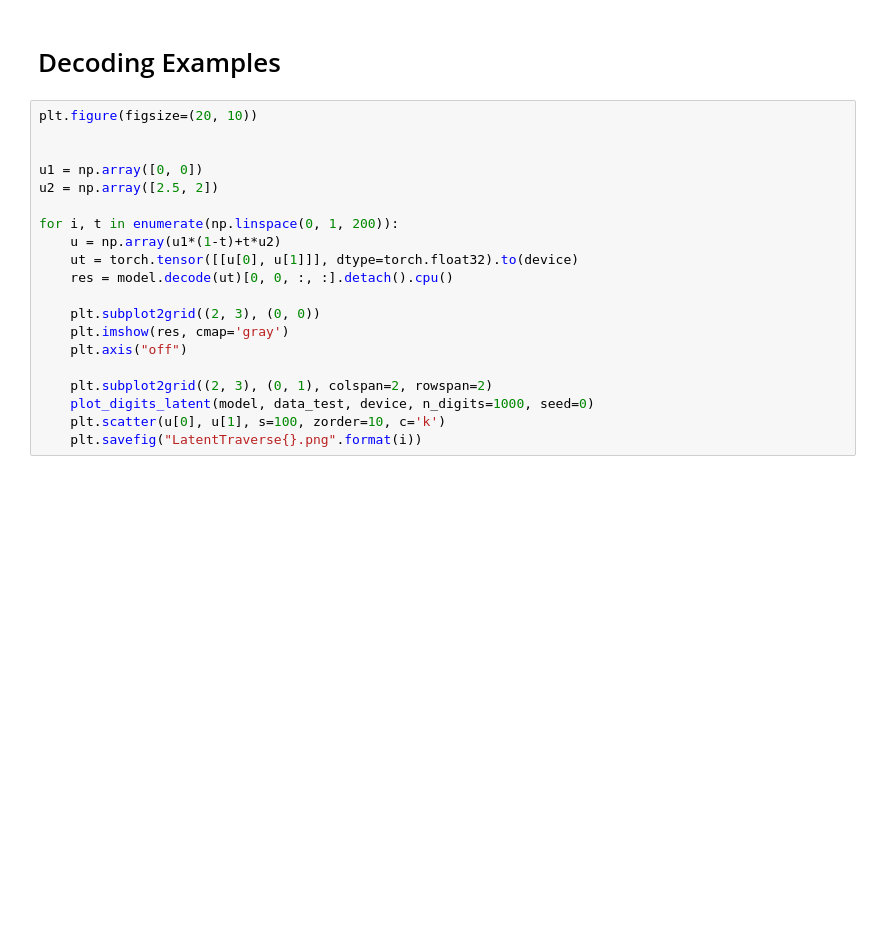
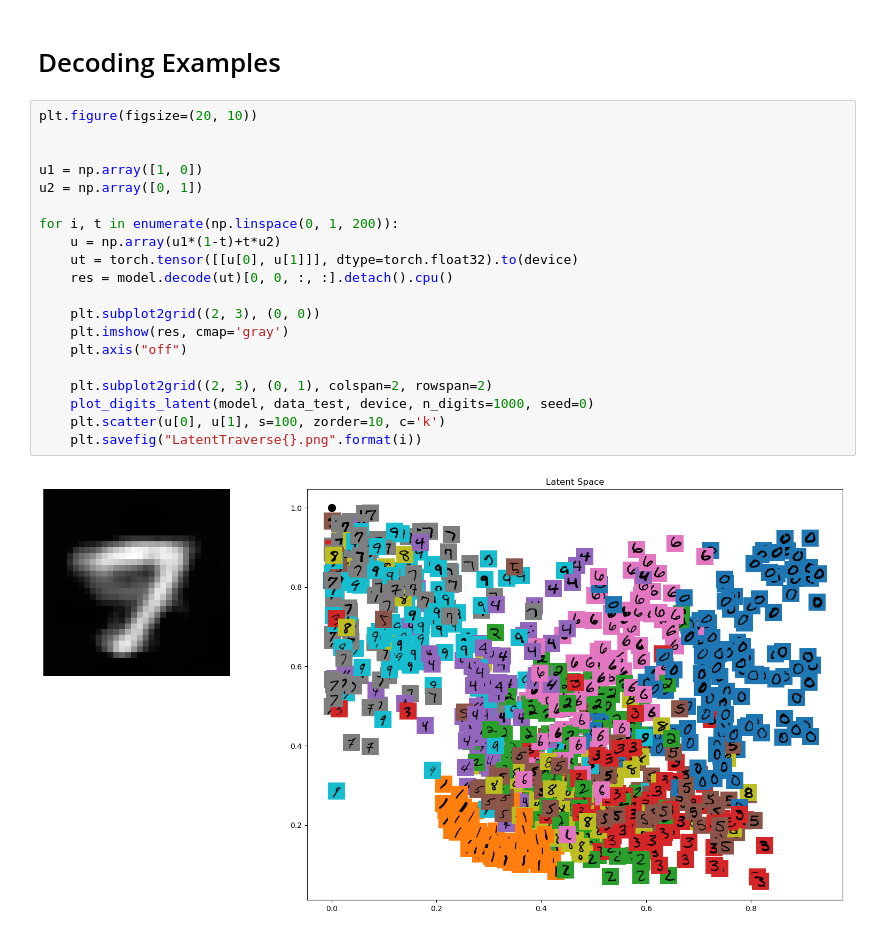
Before and after one commit to ursinus-cs372-s2023/Week13_DigitsAutoencoder, a Jupyter notebook: Digits.ipynb, the cells around one changed output. Cells and saved outputs as stored; diff of their text form; blank space fills up the shorter version.

```diff
--- a/Digits.ipynb
+++ b/Digits.ipynb
@@ -318,20 +320,22 @@ Epoch 19, loss 54.133
 # %%
 plt.figure(figsize=(20, 10))
 
 
-u1 = np.array([0, 0])
-u2 = np.array([2.5, 2])
+u1 = np.array([1, 0])
+u2 = np.array([0, 1])
 
 for i, t in enumerate(np.linspace(0, 1, 200)):
     u = np.array(u1*(1-t)+t*u2)
     ut = torch.tensor([[u[0], u[1]]], dtype=torch.float32).to(device)
     res = model.decode(ut)[0, 0, :, :].detach().cpu()
 
     plt.subplot2grid((2, 3), (0, 0))
     plt.imshow(res, cmap='gray')
     plt.axis("off")
 
     plt.subplot2grid((2, 3), (0, 1), colspan=2, rowspan=2)
     plot_digits_latent(model, data_test, device, n_digits=1000, seed=0)
     plt.scatter(u[0], u[1], s=100, zorder=10, c='k')
     plt.savefig("LatentTraverse{}.png".format(i))
+# %% [output]
+[figure, added]
```
Also changed, not shown: parts of 2 cells of this notebook.
